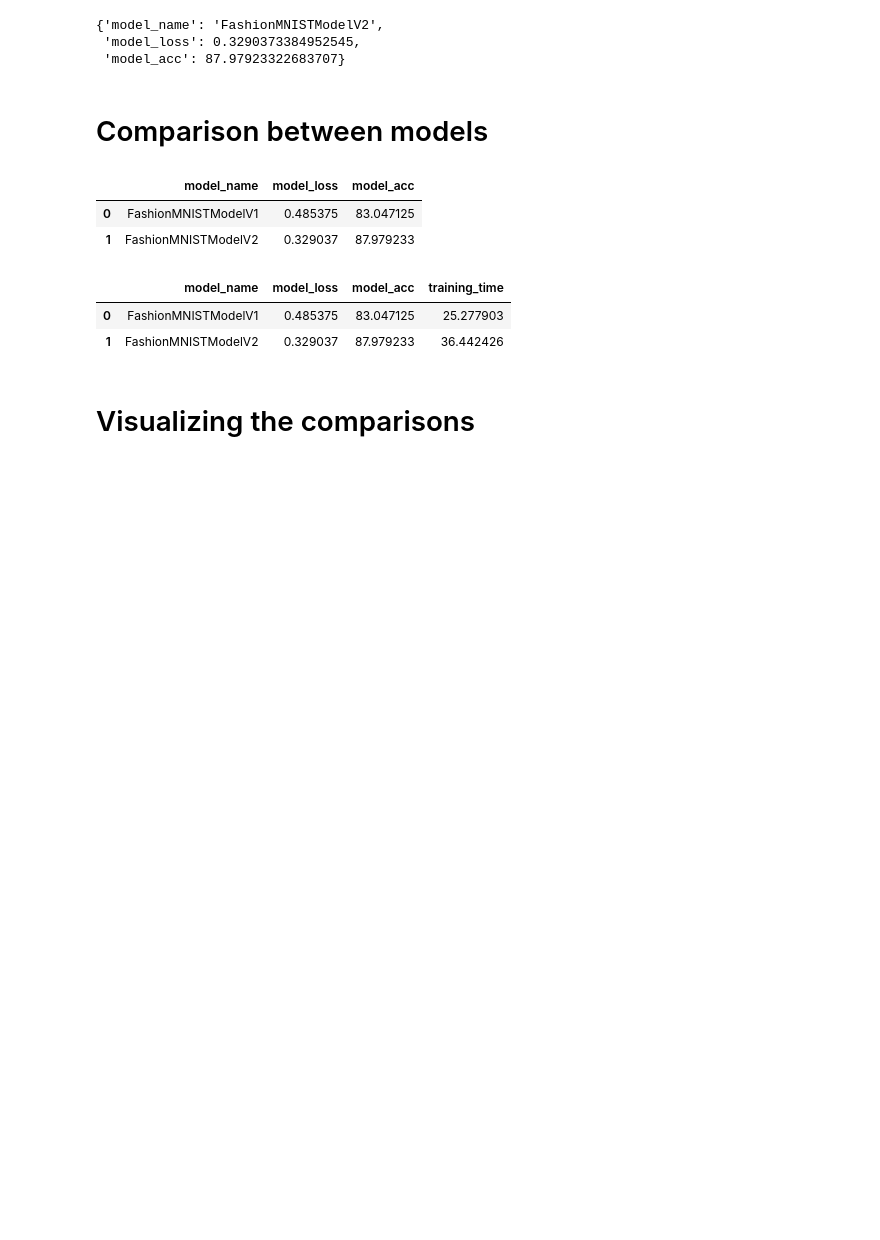
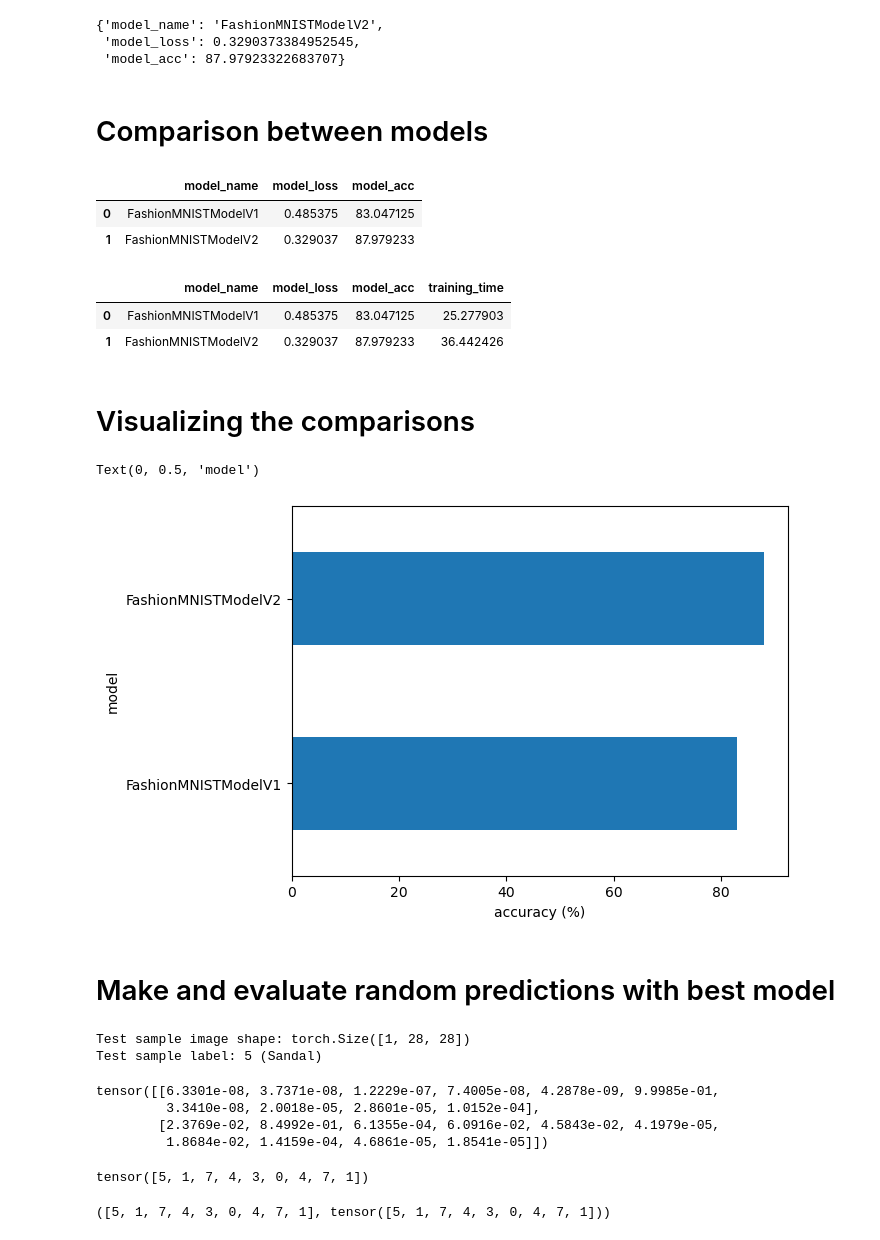
Before and after one commit to mahdiislam79/FashionMNIST_Dataset_classification_Pytorch, a Jupyter notebook: Computer_Vision.ipynb, the cells around one changed output. Saved outputs shown, nothing was run; the diff lists cells and outputs as text; code cells hidden in the pictures; blank space fills up the shorter version.

```diff
--- a/Computer_Vision.ipynb
+++ b/Computer_Vision.ipynb
@@ -30,7 +30,7 @@ train_data = datasets.FashionMNIST(
 
 # Setup testing data
 test_data = datasets.FashionMNIST(
-    root = '/Users/mahdiislam/FashionMNIST_Dataset_classification_Pytorch/PyTorch/Fashion MNIST',
+    root = '/Users/mahdiislam/Project/FashionMNIST_Dataset_classification_Pytorch/Fashion MNIST',
     train = False, #get test data
     download = True,
     transform=ToTensor()
@@ -516,3 +516,13 @@ compare_results
 | 1 | FashionMNISTModelV2 | 0.329037 | 87.979233 | 36.442426 |
 # %% [markdown]
 # Visualizing the comparisons
+# %%
+# Visualize our model results
+compare_results.set_index("model_name")["model_acc"].plot(kind="barh")
+plt.xlabel("accuracy (%)")
+plt.ylabel("model")
+# %% [output]
+Text(0, 0.5, 'model')
+[figure, added]
+# %% [markdown]
+# Make and evaluate random predictions with best model
@@ -518,0 +549,37 @@ compare_results
+# %%
+import random
+random.seed(42)
+test_samples = []
+test_labels = []
+for sample, label in random.sample(list(test_data), k=9):
+    test_samples.append(sample)
+    test_labels.append(label)
+
+# View the first test sample shape and label
+print(f"Test sample image shape: {test_samples[0].shape}\nTest sample label: {test_labels[0]} ({class_name[test_labels[0]]})")
+# %% [output]
+Test sample image shape: torch.Size([1, 28, 28])
+Test sample label: 5 (Sandal)
+# %%
+# Make predictions on test samples with model 2
+pred_probs= make_predictions(model=model_2,
+                             data=test_samples)
+
+# View first two prediction probabilities list
+pred_probs[:2]
+# %% [output]
+tensor([[6.3301e-08, 3.7371e-08, 1.2229e-07, 7.4005e-08, 4.2878e-09, 9.9985e-01,
+         3.3410e-08, 2.0018e-05, 2.8601e-05, 1.0152e-04],
+        [2.3769e-02, 8.4992e-01, 6.1355e-04, 6.0916e-02, 4.5843e-02, 4.1979e-05,
+         1.8684e-02, 1.4159e-04, 4.6861e-05, 1.8541e-05]])
+# %%
+# Turn the prediction probabilities into prediction labels by taking the argmax()
+pred_classes = pred_probs.argmax(dim=1)
+pred_classes
+# %% [output]
+tensor([5, 1, 7, 4, 3, 0, 4, 7, 1])
+# %%
+# Are our predictions in the same form as our test labels?
+test_labels, pred_classes
+# %% [output]
+([5, 1, 7, 4, 3, 0, 4, 7, 1], tensor([5, 1, 7, 4, 3, 0, 4, 7, 1]))
```
Also changed, not shown: parts of 16 cells of this notebook, 2 other files.
